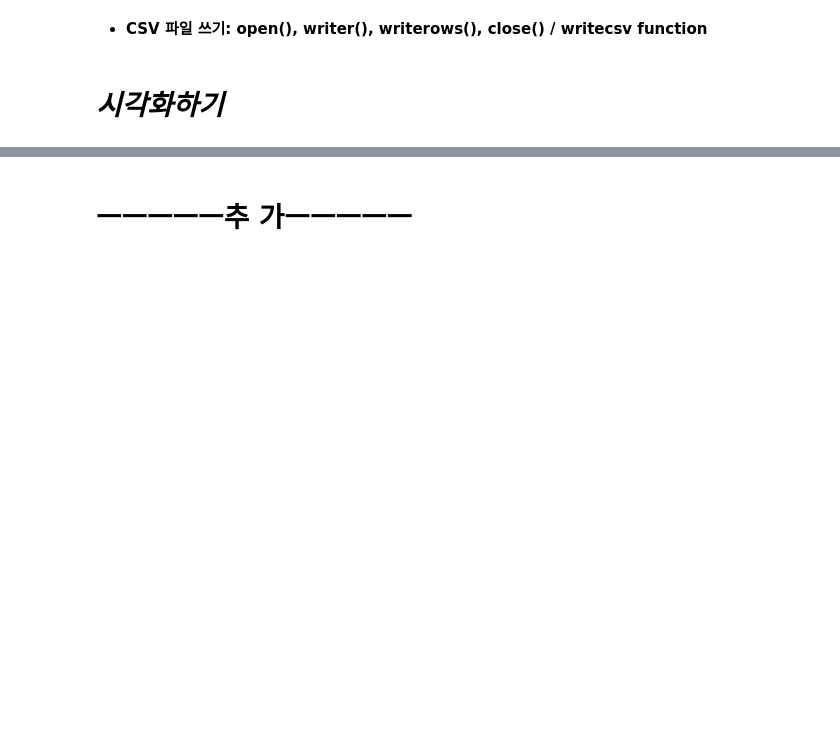
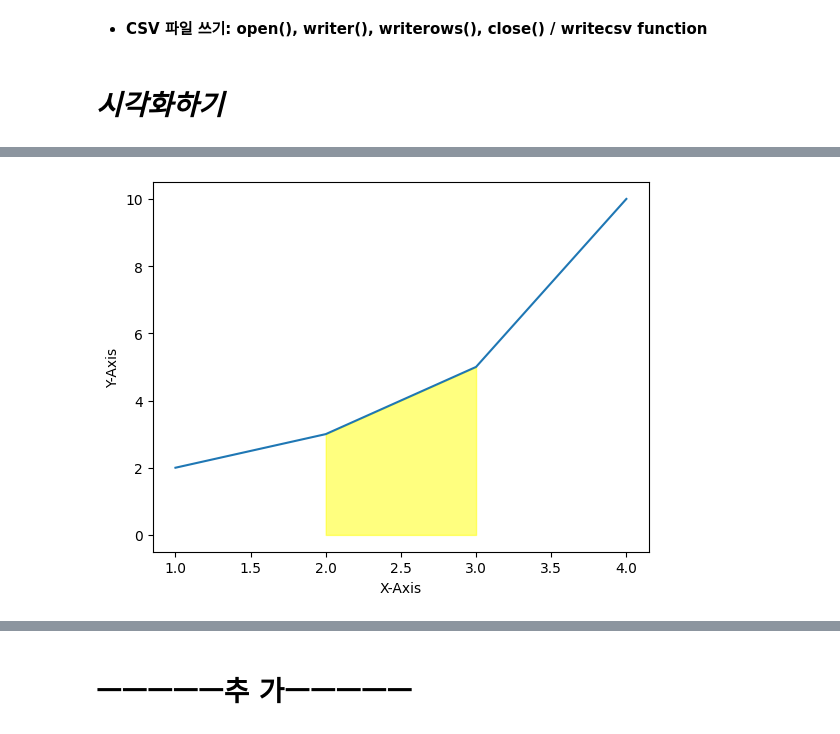
Before and after one commit to JSeoYoung/python-programming, a Jupyter notebook: python_base_summary_note.ipynb, the cells around one changed output, grey strips where cells are left out. Cells and saved outputs as stored; diff of their text form; code cells hidden in the pictures; blank space fills up the shorter version.

```diff
--- a/python_base_summary_note.ipynb
+++ b/python_base_summary_note.ipynb
@@ -2498,0 +2538,16 @@ plt.show()
+# %%
+# 그래프의 영역을 나타내기
+
+import matplotlib.pyplot as plt
+
+x = [1, 2, 3, 4]
+y = [2, 3, 5, 10]
+
+plt.plot(x, y)
+plt.xlabel('X-Axis')
+plt.ylabel('Y-Axis')
+plt.fill_between(x[1:3], y[1:3], alpha=0.5)
+
+plt.show()
+# %% [output]
+[figure, added]
```
Also changed, not shown: parts of 30 cells of this notebook.
